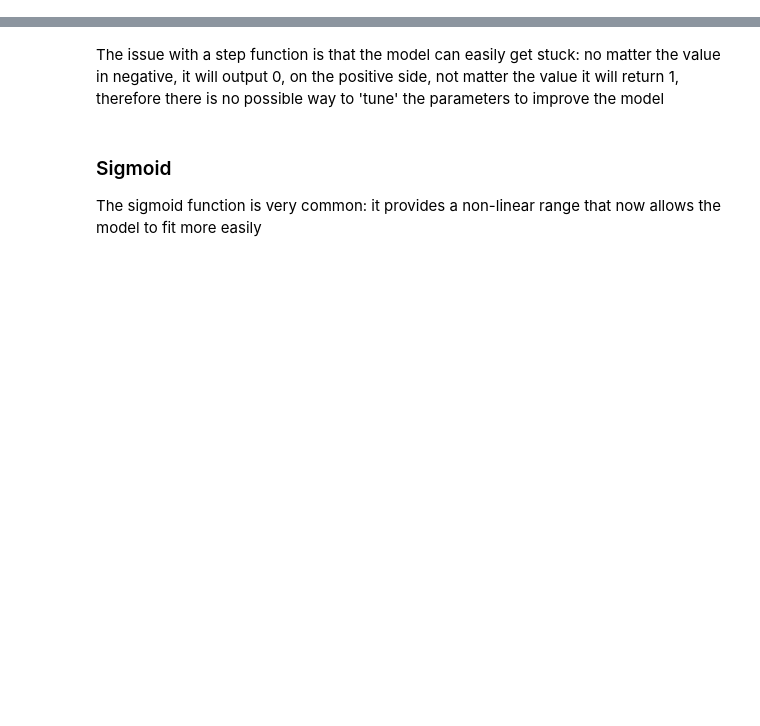
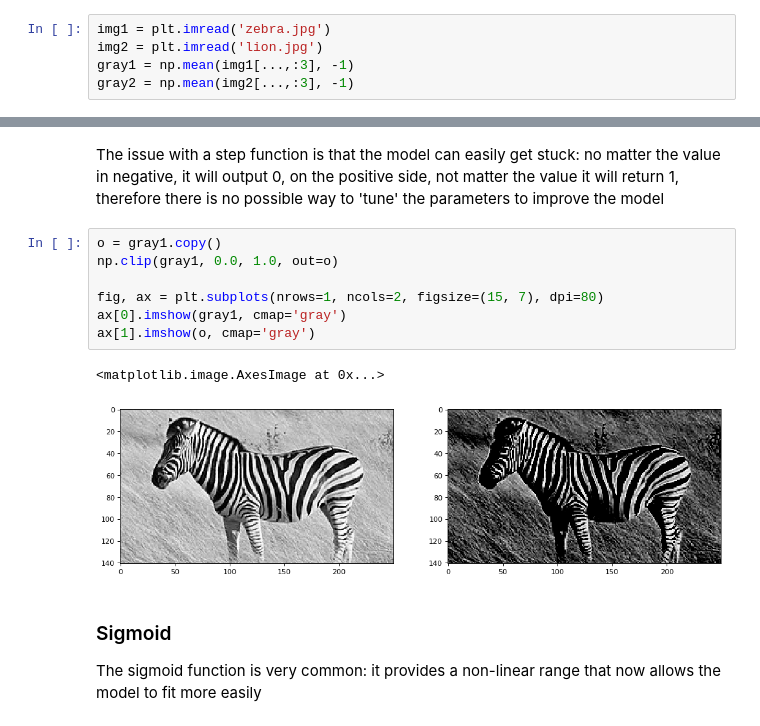
Before and after one commit to streamnsight/cnn, a Jupyter notebook: Activation layer.ipynb, the cells around one changed output, grey strips where cells are left out. Cells and saved outputs as stored; diff of their text form; blank space fills up the shorter version.

```diff
--- a/Activation layer.ipynb
+++ b/Activation layer.ipynb
@@ -12,3 +12,8 @@ An activation layer is like a switch, which determines what Neuron needs to fire
 
 The Activation layer is what brings non-linearity in the network.
 If the system was linear, there would always be a single composite transformation to represent the whole network, which defeats the purpose of deep networks.
+# %%
+img1 = plt.imread('zebra.jpg')
+img2 = plt.imread('lion.jpg')
+gray1 = np.mean(img1[...,:3], -1)
+gray2 = np.mean(img2[...,:3], -1)
@@ -28,6 +49,16 @@ df.plot(x='x', y='y', figsize=(5,3))
 [figure]
 # %% [markdown]
 The issue with a step function is that the model can easily get stuck: no matter the value in negative, it will output 0, on the positive side, not matter the value it will return 1, therefore there is no possible way to 'tune' the parameters to improve the model
+# %%
+o = gray1.copy()
+np.clip(gray1, 0.0, 1.0, out=o)
+
+fig, ax = plt.subplots(nrows=1, ncols=2, figsize=(15, 7), dpi=80)
+ax[0].imshow(gray1, cmap='gray')
+ax[1].imshow(o, cmap='gray')
+# %% [output]
+<matplotlib.image.AxesImage at 0x...>
+[figure, added]
 # %% [markdown]
 ### Sigmoid
 
```
Also changed, not shown: parts of 9 cells of this notebook, 2 other files.
